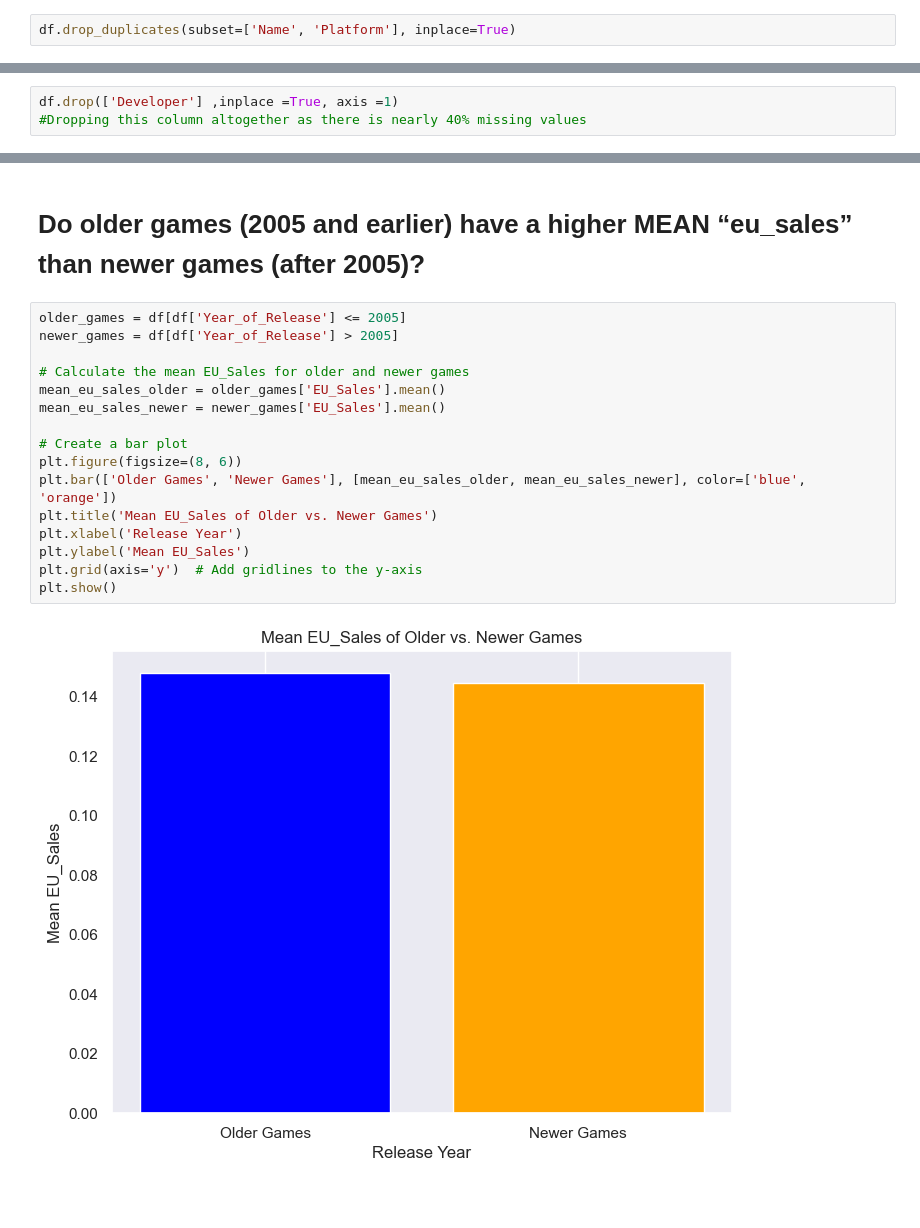
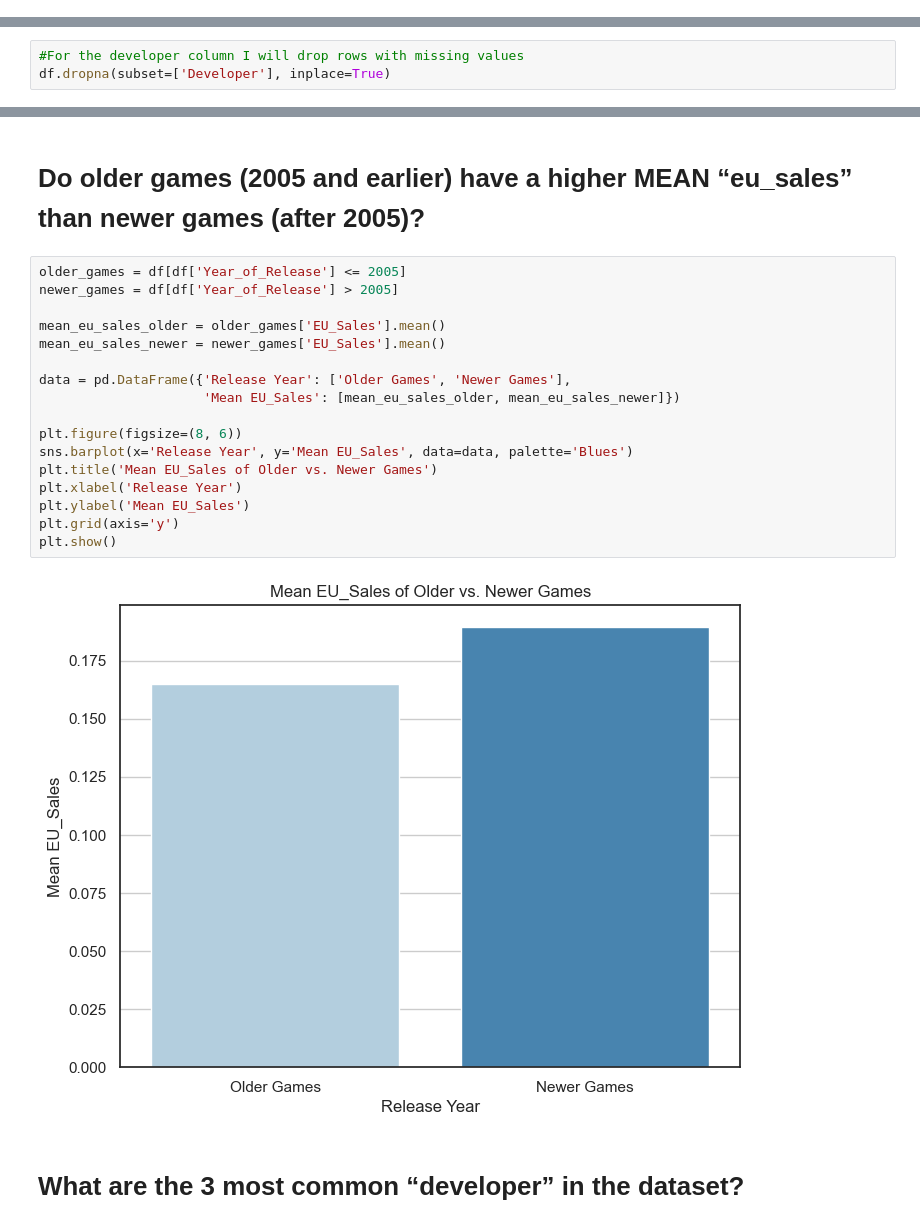
Before and after one commit to CiaraB123/Data_Viz, a Jupyter notebook: CiaraBarron_DVizHDip_CA1.ipynb, the cells around one changed output, grey strips where cells are left out. Saved outputs shown, nothing was run; the diff lists cells and outputs as text; blank space fills up the shorter version.

```diff
--- a/CiaraBarron_DVizHDip_CA1.ipynb
+++ b/CiaraBarron_DVizHDip_CA1.ipynb
@@ -104,6 +91,4 @@ duplicate_rows_df = df[df.duplicated()]
 print('number of duplicate rows: ', duplicate_rows_df.shape)
 # %% [output]
 number of duplicate rows:  (0, 16)
-# %%
-df.drop_duplicates(subset=['Name', 'Platform'], inplace=True)
 # %%
@@ -170,9 +158,6 @@ df.dropna(subset=['Year_of_Release'], inplace=True)
 # %%
 df['Rating'].fillna('Unknown', inplace=True)
 #I choose to replace the empty features in the 'Rating' column with unknown
-# %%
-df.drop(['Developer'] ,inplace =True, axis =1)
-#Dropping this column altogether as there is nearly 40% missing values
 # %%
 df.info()
 # %% [output]
@@ -199,2 +181,5 @@ memory usage: 1.8+ MB
+# %%
+#For the developer column I will drop rows with missing values
+df.dropna(subset=['Developer'], inplace=True)
 # %%
 #Look at 'Year_of_Release' closer
@@ -299,18 +291,21 @@ plt.show()
 # %%
 older_games = df[df['Year_of_Release'] <= 2005]
 newer_games = df[df['Year_of_Release'] > 2005]
 
-# Calculate the mean EU_Sales for older and newer games
 mean_eu_sales_older = older_games['EU_Sales'].mean()
 mean_eu_sales_newer = newer_games['EU_Sales'].mean()
 
-# Create a bar plot
+data = pd.DataFrame({'Release Year': ['Older Games', 'Newer Games'],
+                     'Mean EU_Sales': [mean_eu_sales_older, mean_eu_sales_newer]})
+
 plt.figure(figsize=(8, 6))
-plt.bar(['Older Games', 'Newer Games'], [mean_eu_sales_older, mean_eu_sales_newer], color=['blue', 'orange'])
+sns.barplot(x='Release Year', y='Mean EU_Sales', data=data, palette='Blues')
 plt.title('Mean EU_Sales of Older vs. Newer Games')
 plt.xlabel('Release Year')
 plt.ylabel('Mean EU_Sales')
-plt.grid(axis='y')  # Add gridlines to the y-axis
+plt.grid(axis='y')
 plt.show()
 # %% [output]
-[figure, old version]
+[figure, new version]
+# %% [markdown]
+# What are the 3 most common “developer” in the dataset?
```
Also changed, not shown: parts of 30 cells of this notebook.
